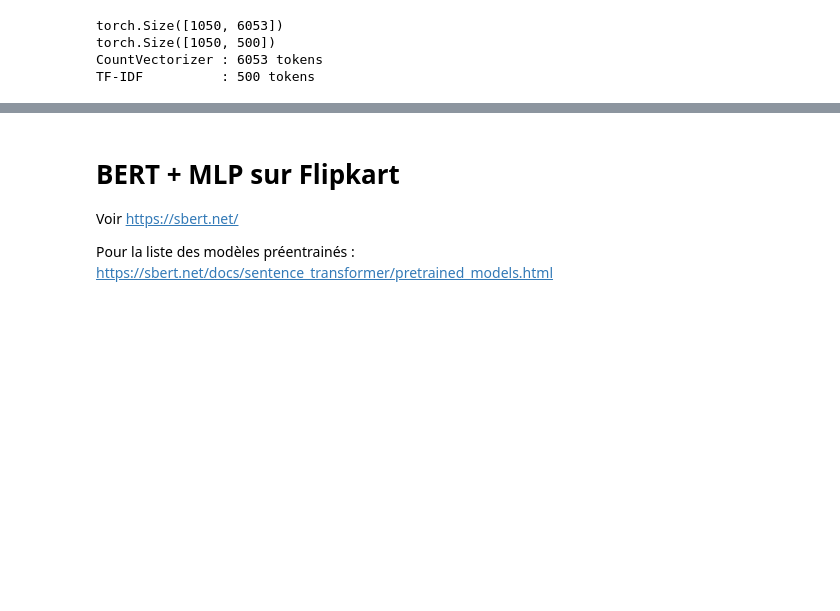
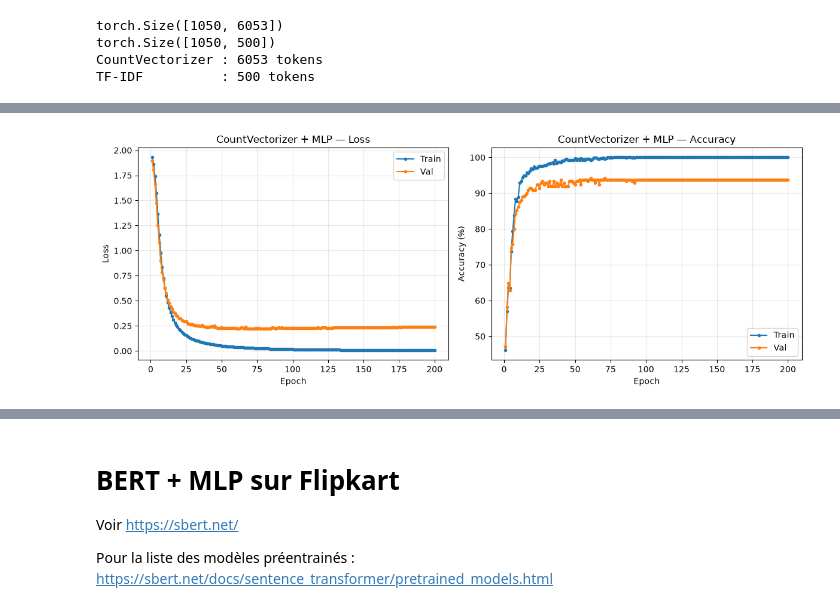
Before and after one commit to belafdil-chakib/2026-07-07, a Jupyter notebook: 999_Corrigés/Sequential Data corrigé.ipynb, the cells around one changed output, grey strips where cells are left out. Saved outputs shown, nothing was run; the diff lists cells and outputs as text; code cells hidden in the pictures; blank space fills up the shorter version.

```diff
--- a/999_Corrigés/Sequential Data corrigé.ipynb
+++ b/999_Corrigés/Sequential Data corrigé.ipynb
@@ -77,20 +115,31 @@ class MLP(nn.Module):
         return self.network(t)
 
 
-def train_mlp(X, y, hidden_dim=64, batch_size=32, n_epochs=200, eta=1e-1, verbose=True):
+def train_mlp(X, y, hidden_dim=64, batch_size=32, n_epochs=200, eta=1e-1, verbose=True, title="MLP"):
     """Entraine un MLP de maniere agnostique a la representation des features."""
     num_feats = X.shape[1]
     num_classes = y.shape[1]
 
-    dataset = FlipkartDataset(X, y)
+    # --- Split train / validation (80 / 20) ---
+    m = X.shape[0]
+    perm = torch.randperm(m)
+    n_val = int(0.2 * m)
+    val_idx, train_idx = perm[:n_val], perm[n_val:]
+    X_train, y_train = X[train_idx], y[train_idx]
+    X_val, y_val = X[val_idx], y[val_idx]
+
+    dataset = FlipkartDataset(X_train, y_train)
     loader = DataLoader(dataset, batch_size=batch_size, shuffle=True)
 
     model = MLP(num_feats, hidden_dim, num_classes)
     criterion = nn.CrossEntropyLoss()
     optimizer = optim.SGD(model.parameters(), lr=eta)
 
+    history = {"train_loss": [], "val_loss": [], "train_acc": [], "val_acc": []}
     for epoch in range(n_epochs):
         model.train()
+        total_train_loss = 0.0
+        n_seen = 0
         for X_batch, y_batch in loader:
             outputs = model(X_batch)
             targets = torch.argmax(y_batch, dim=-1)
@@ -100,16 +149,25 @@ def train_mlp(X, y, hidden_dim=64, batch_size=32, n_epochs=200, eta=1e-1, verbos
             loss.backward()
             optimizer.step()
 
+            total_train_loss += loss.item() * X_batch.size(0)
+            n_seen += X_batch.size(0)
+
+        # --- Metriques train / val + courbe en direct (remplace le print) ---
         model.eval()
         with torch.no_grad():
-            preds = torch.argmax(model(X), dim=-1)
-            targets_all = torch.argmax(y, dim=-1)
-            accuracy = (preds == targets_all).float().mean().item() * 100
-            if verbose:
-                print(f"Epoch {epoch + 1:3d}/{n_epochs} -- accuracy: {accuracy:.2f}%")
+            train_logits = model(X_train)
+            val_logits = model(X_val)
+            train_targets = torch.argmax(y_train, dim=-1)
+            val_targets = torch.argmax(y_val, dim=-1)
+            history["train_loss"].append(total_train_loss / n_seen)
+            history["val_loss"].append(criterion(val_logits, val_targets).item())
+            history["train_acc"].append((torch.argmax(train_logits, dim=-1) == train_targets).float().mean().item() * 100)
+            history["val_acc"].append((torch.argmax(val_logits, dim=-1) == val_targets).float().mean().item() * 100)
+        if verbose:
+            live_plot_losses(history, title=title)
 
     return model
 # %%
 # CountVectorizer + MLP
-model_countvec = train_mlp(x_countvec, y)
+model_countvec = train_mlp(x_countvec, y, title="CountVectorizer + MLP")
 # %% [output]
@@ -133,2 +174,3 @@ Epoch 200/200 -- accuracy: 100.00%
+[figure, added]
 # %%
 # TF-IDF + MLP
```
Also changed, not shown: parts of 8 cells of this notebook, 1 other file.
